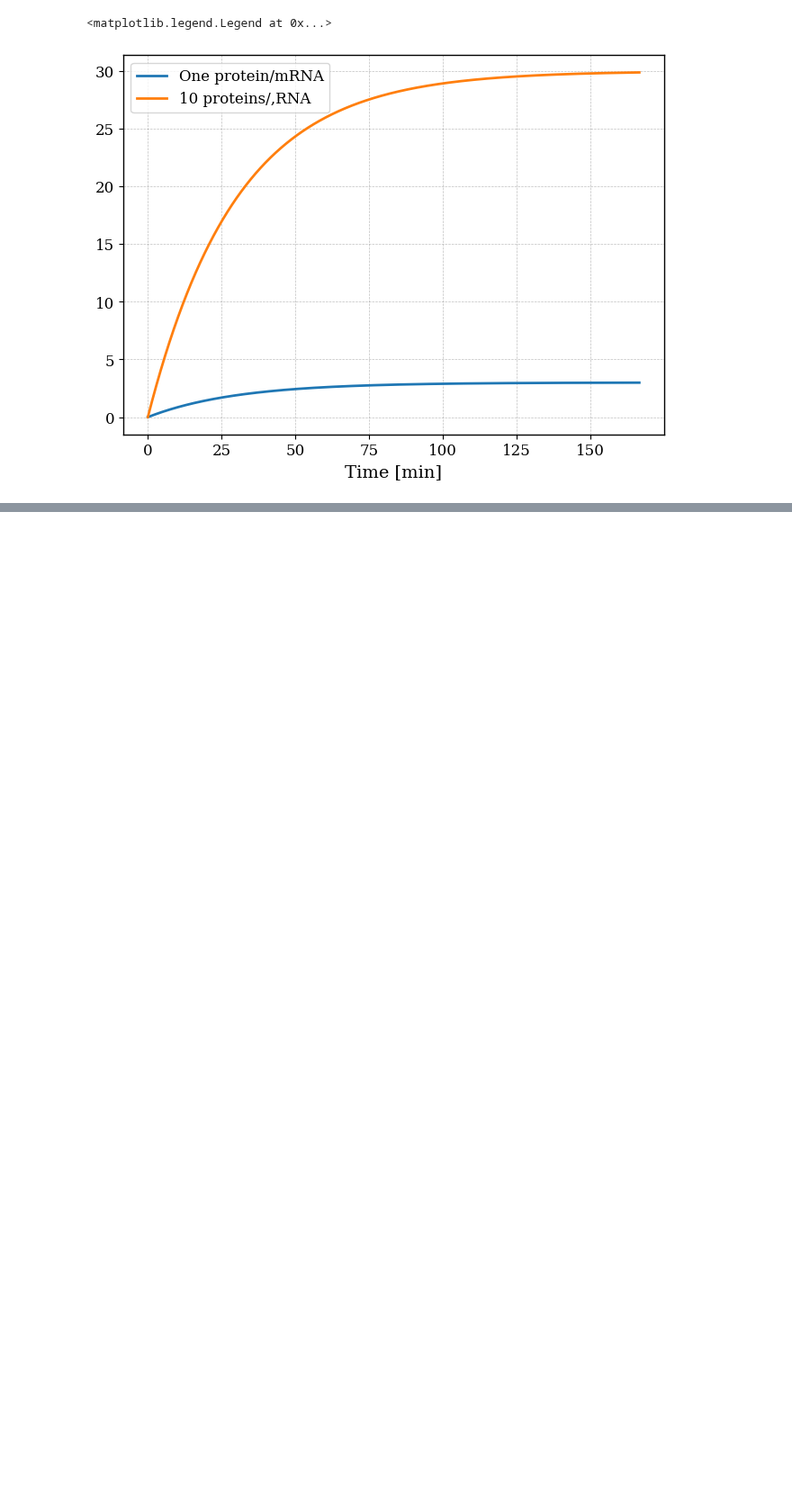
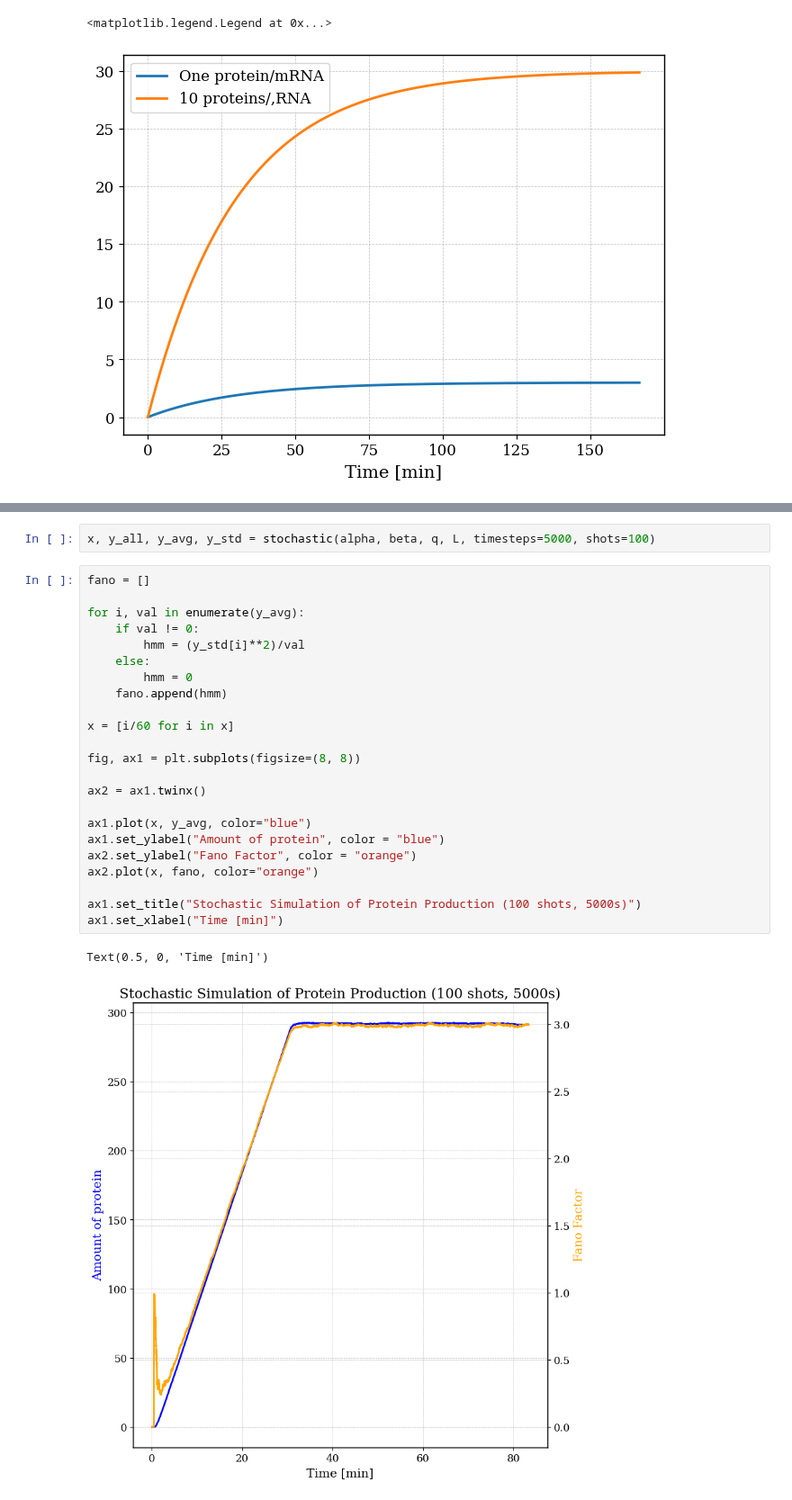
Before and after one commit to RicemanBoy/trafficRNA, a Jupyter notebook: trafficjam.ipynb, the cells around one changed output, grey strips where cells are left out. Shown at 90% size. Cells and saved outputs as stored; diff of their text form; blank space fills up the shorter version.

```diff
--- a/trafficjam.ipynb
+++ b/trafficjam.ipynb
@@ -83,0 +101,28 @@ Text(0.5, 0, 'Time [min]')
+# %%
+x, y_all, y_avg, y_std = stochastic(alpha, beta, q, L, timesteps=5000, shots=100)
+# %%
+fano = []
+
+for i, val in enumerate(y_avg):
+    if val != 0:
+        hmm = (y_std[i]**2)/val
+    else:
+        hmm = 0
+    fano.append(hmm)
+
+x = [i/60 for i in x]
+
+fig, ax1 = plt.subplots(figsize=(8, 8))
+
+ax2 = ax1.twinx()
+
+ax1.plot(x, y_avg, color="blue")
+ax1.set_ylabel("Amount of protein", color = "blue")
+ax2.set_ylabel("Fano Factor", color = "orange")
+ax2.plot(x, fano, color="orange")
+
+ax1.set_title("Stochastic Simulation of Protein Production (100 shots, 5000s)")
+ax1.set_xlabel("Time [min]")
+# %% [output]
+Text(0.5, 0, 'Time [min]')
+[figure, added]
```
Also changed, not shown: parts of 3 cells of this notebook.
